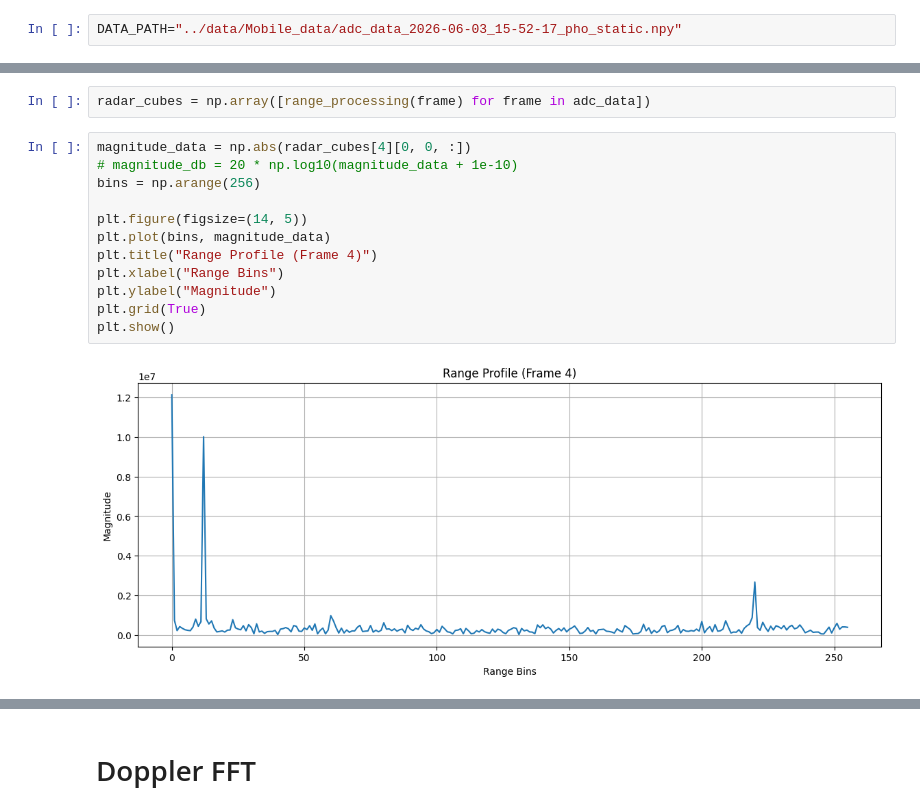
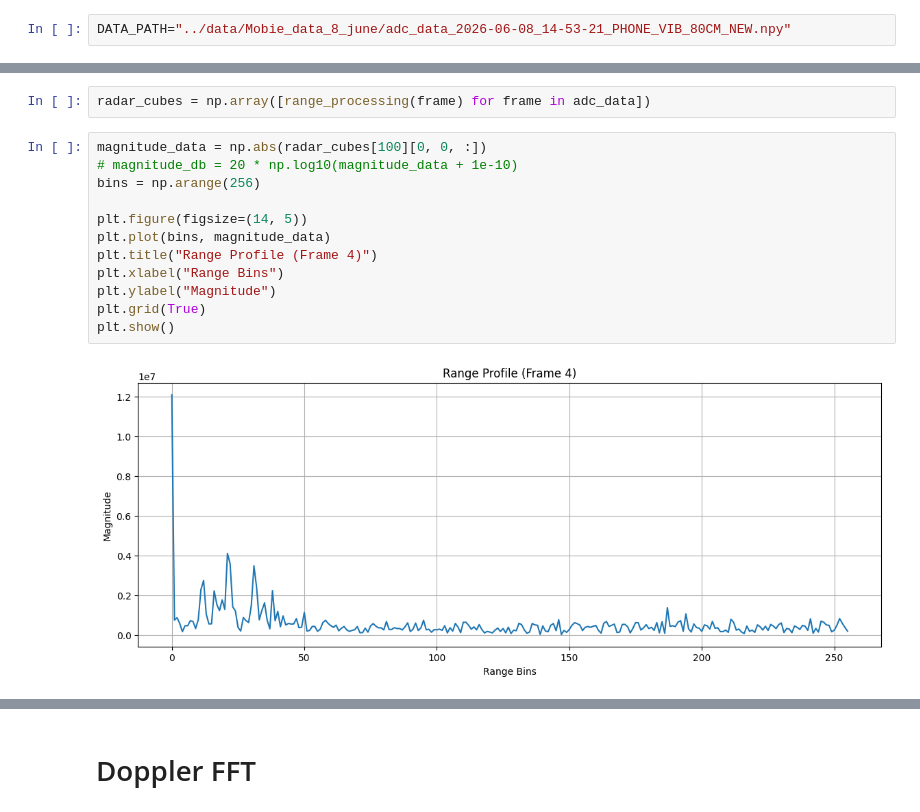
Before and after one commit to SouherdyaSarkar/FMCW_Signal_Processing, a Jupyter notebook: processors/Data_processor.ipynb, the cells around one changed output, grey strips where cells are left out. Cells and saved outputs as stored; diff of their text form.

```diff
--- a/processors/Data_processor.ipynb
+++ b/processors/Data_processor.ipynb
@@ -17,7 +17,7 @@ from openradar.mmwave.dsp.range_processing import range_processing
 from openradar.mmwave.dsp.doppler_processing import doppler_processing
 from openradar.mmwave.dsp.utils import Window
 # %%
-DATA_PATH="../data/Mobile_data/adc_data_2026-06-03_15-52-17_pho_static.npy"
+DATA_PATH="../data/Mobie_data_8_june/adc_data_2026-06-08_14-53-21_PHONE_VIB_80CM_NEW.npy"
 # %% [markdown]
 # Configurations
 # %%
@@ -62,19 +53,19 @@ Reshaped data shape:  (600, 546, 4, 256)
 # %%
 radar_cubes = np.array([range_processing(frame) for frame in adc_data])
 # %%
-magnitude_data = np.abs(radar_cubes[4][0, 0, :])
+magnitude_data = np.abs(radar_cubes[100][0, 0, :])
 # magnitude_db = 20 * np.log10(magnitude_data + 1e-10)
 bins = np.arange(256)
 
 plt.figure(figsize=(14, 5))
 plt.plot(bins, magnitude_data)
 plt.title("Range Profile (Frame 4)")
 plt.xlabel("Range Bins")
 plt.ylabel("Magnitude")
 plt.grid(True)
 plt.show()
 # %% [output]
-[figure, old version]
+[figure, new version]
 # %%
 fig, ax = plt.subplots(figsize=(14, 5))
 bins = np.arange(256)
```
Also changed, not shown: parts of 4 cells of this notebook, 4 other files.
